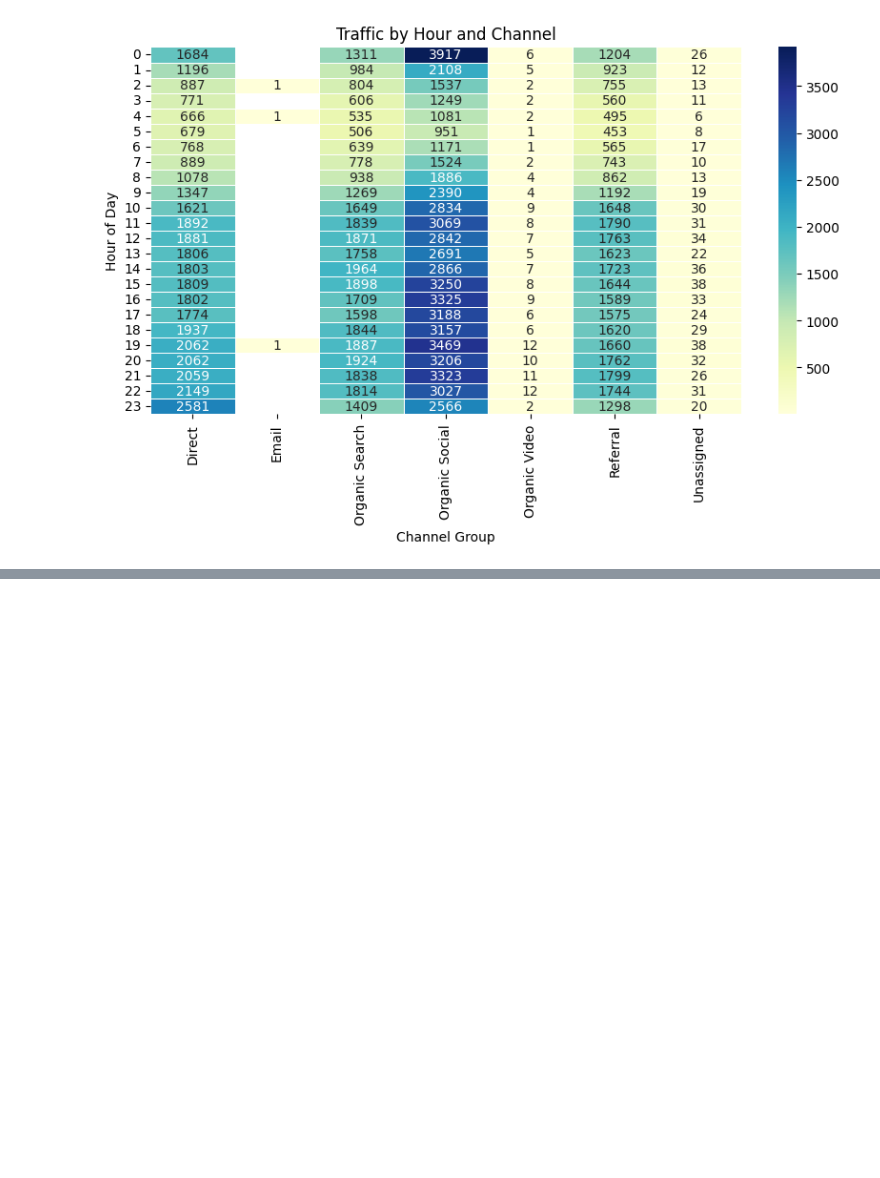
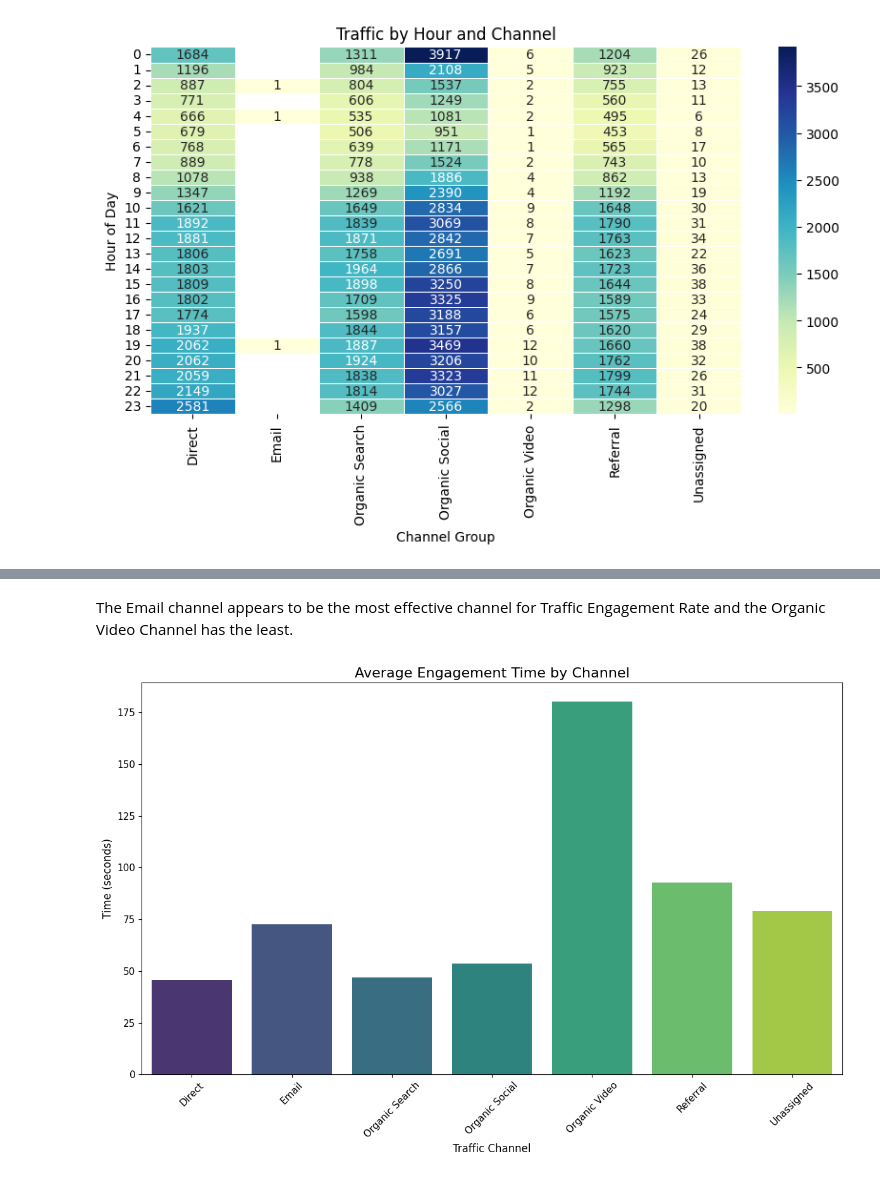
Before and after one commit to Mr-Biswas/May-June, a Jupyter notebook: End-to-End Web Traffic Analysis Using Python.ipynb, the cells around one changed output, grey strips where cells are left out. Cells and saved outputs as stored; diff of their text form; code cells hidden in the pictures; blank space fills up the shorter version.

```diff
--- a/End-to-End Web Traffic Analysis Using Python.ipynb
+++ b/End-to-End Web Traffic Analysis Using Python.ipynb
@@ -234,0 +287,20 @@ plt.show()
+# %% [markdown]
+The Email channel appears to be the most effective channel for Traffic Engagement Rate and the Organic Video Channel has the least.
+# %%
+plt.figure(figsize=(12, 8))  # Increase figure size
+
+# Calculate mean engagement time per channel
+avg_engagement = df.groupby('channel group')['Average engagement time per session'].mean().reset_index()
+
+# Bar plot
+sns.barplot(data=avg_engagement, x='channel group', y='Average engagement time per session', palette='viridis')
+
+plt.title("Average Engagement Time by Channel", fontsize=16)
+plt.ylabel("Time (seconds)", fontsize=12)
+plt.xlabel("Traffic Channel", fontsize=12)
+plt.xticks(rotation=45, fontsize=11)
+plt.yticks(fontsize=11)
+plt.tight_layout()
+plt.show()
+# %% [output]
+[figure, added]
```
Also changed, not shown: parts of 40 cells of this notebook.
